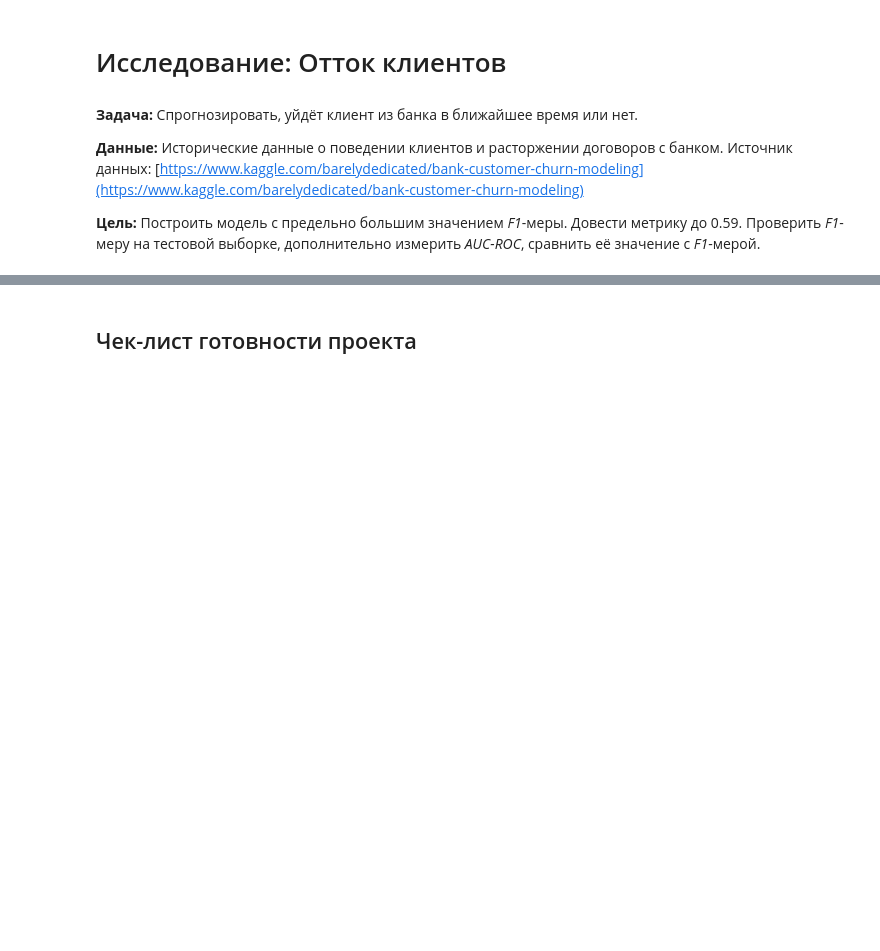
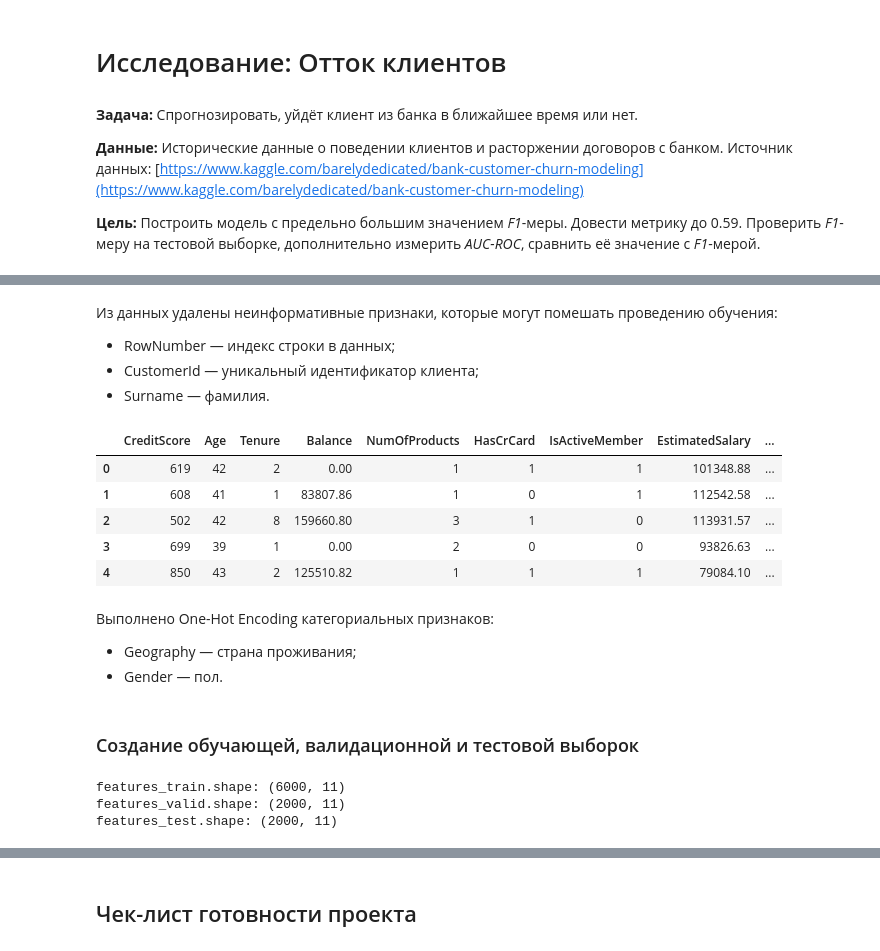
Before and after one commit to chib-yu/supervised-learning, a Jupyter notebook: supervised-learning.ipynb, the cells around one changed output, grey strips where cells are left out. Cells and saved outputs as stored; diff of their text form; code cells hidden in the pictures; blank space fills up the shorter version.

```diff
--- a/supervised-learning.ipynb
+++ b/supervised-learning.ipynb
@@ -8,0 +108,2 @@
+# %%
+df['Tenure'] = df['Tenure'].fillna(0).astype('int')
@@ -8,0 +112,40 @@
+# %%
+df = df.drop(['RowNumber', 'CustomerId', 'Surname'], axis=1)
+# %% [markdown]
+Из данных удалены неинформативные признаки, которые могут помешать проведению обучения:
+- RowNumber — индекс строки в данных;
+- CustomerId — уникальный идентификатор клиента;
+- Surname — фамилия.
+# %%
+df = pd.get_dummies(df, columns=['Geography', 'Gender'], drop_first=True)
+df.head()
+# %% [output]
+|  | CreditScore | Age | Tenure | Balance | NumOfProducts | HasCrCard | IsActiveMember | EstimatedSalary | ... |
+| 0 | 619 | 42 | 2 | 0.00 | 1 | 1 | 1 | 101348.88 | ... |
+| 1 | 608 | 41 | 1 | 83807.86 | 1 | 0 | 1 | 112542.58 | ... |
+| 2 | 502 | 42 | 8 | 159660.80 | 3 | 1 | 0 | 113931.57 | ... |
+| 3 | 699 | 39 | 1 | 0.00 | 2 | 0 | 0 | 93826.63 | ... |
+| 4 | 850 | 43 | 2 | 125510.82 | 1 | 1 | 1 | 79084.10 | ... |
+# %% [markdown]
+Выполнено One-Hot Encoding категориальных признаков:
+- Geography — страна проживания;
+- Gender — пол.
+# %% [markdown]
+### Создание обучающей, валидационной и тестовой выборок
+# %%
+features = df.drop(['Exited'], axis=1)
+target = df['Exited']
+
+features_train_valid, features_test, target_train_valid, target_test = train_test_split(
+    features, target, test_size=0.2, random_state=12345)
+
+features_train, features_valid, target_train, target_valid = train_test_split(
+    features_train_valid, target_train_valid, test_size=0.25, random_state=12345)
+
+print("features_train.shape:", features_train.shape)
+print("features_valid.shape:", features_valid.shape)
+print("features_test.shape:", features_test.shape)
+# %% [output]
+features_train.shape: (6000, 11)
+features_valid.shape: (2000, 11)
+features_test.shape: (2000, 11)
```
Also changed, not shown: parts of 47 cells of this notebook.
